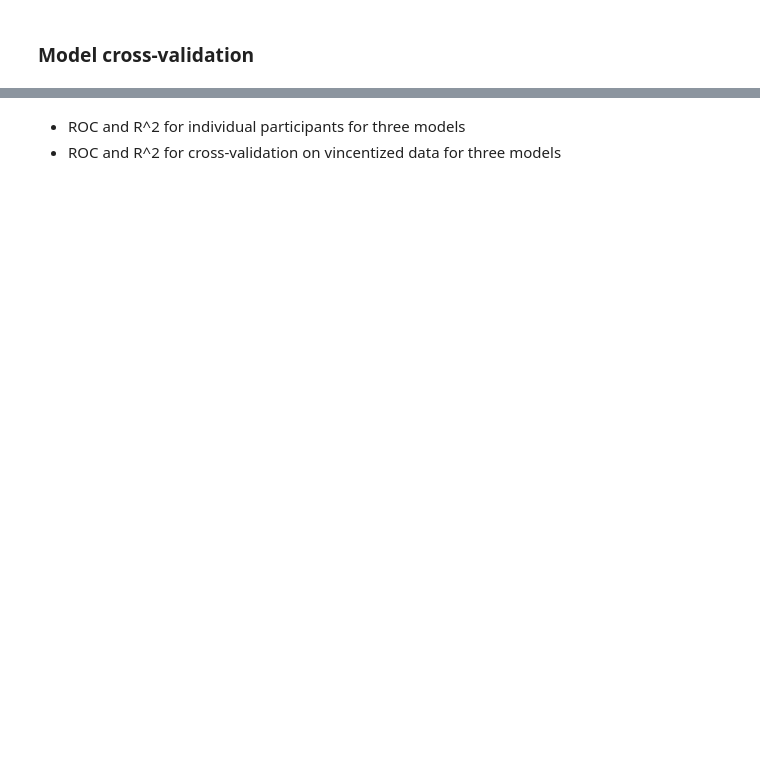
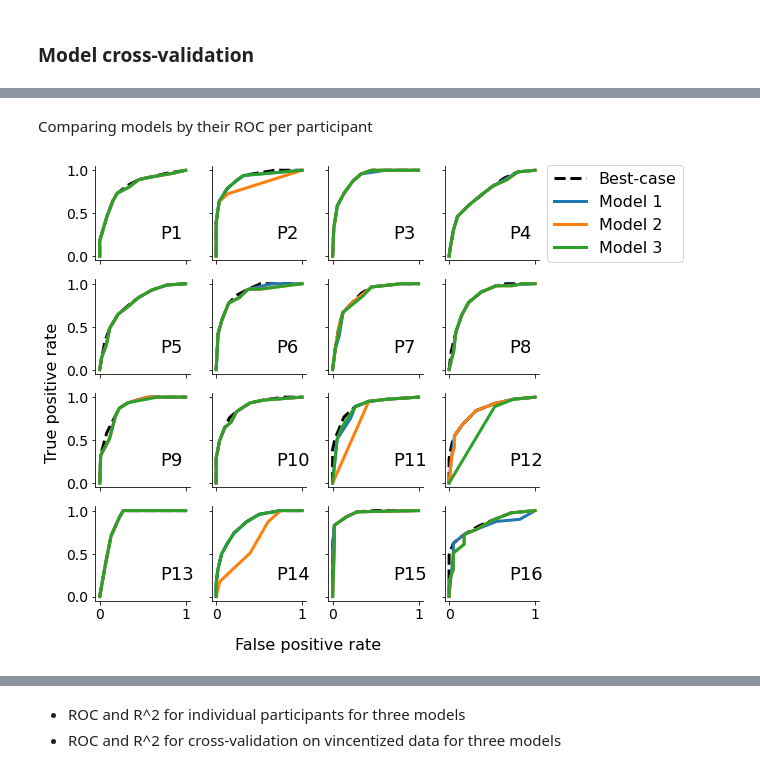
Before and after one commit to cherepaha/evidence_accumulation_in_gap_acceptance, a Jupyter notebook: data_and_model_analysis/05_paper_figures.ipynb, the cells around one changed output, grey strips where cells are left out. Saved outputs shown, nothing was run; the diff lists cells and outputs as text; code cells hidden in the pictures; blank space fills up the shorter version.

```diff
--- a/data_and_model_analysis/05_paper_figures.ipynb
+++ b/data_and_model_analysis/05_paper_figures.ipynb
@@ -477,5 +430,0 @@ def plot_data_vs_model(var, data_vs_model, model_no):
-# %%
-for model_no in [1,2,3]:
-    data_vs_model = get_data_vs_model_means(model_no=model_no, data_means=data_means)
-    plot_data_vs_model('p_turn', data_vs_model, model_no=model_no)
-    plot_data_vs_model('RT', data_vs_model, model_no=model_no)
@@ -537,0 +605,31 @@ for subj_id, subj_idx, ax in zip(subjects, range(len(subjects)), axes.flatten())
+# %% [markdown]
+Comparing models by their ROC per participant
+# %%
+fig, axes = plt.subplots(4, 4, figsize=(8,8), sharex=True, sharey=True)
+
+fig.text(0.37, 0.04, "False positive rate", fontsize=16)
+fig.text(0.04, 0.37, "True positive rate", fontsize=16, rotation=90)
+
+auc_diffs = []
+
+for subj_id, subj_idx, ax in zip(subjects, range(len(subjects)), axes.flatten()):
+    ax.set_aspect("equal")
+
+    best_case_roc, best_case_auc = get_roc_curve(data_means, exp_measures, subj_id, model_no="best_case")
+    ax.plot(best_case_roc[0], best_case_roc[1], label="Best-case", ls="--", color="black", lw=3)
+
+    subj_auc_diffs = []
+    for model_no in [1, 2, 3]:
+        model_roc, model_auc = get_roc_curve(data_means, exp_measures, subj_id, model_no=model_no)
+        ax.plot(model_roc[0], model_roc[1], label="Model %i" % model_no, lw=3)
+        subj_auc_diffs.append(best_case_auc - model_auc)
+
+    auc_diffs.append(subj_auc_diffs)
+
+    ax.text(0.7, 0.2, "P%i" % (subj_idx+1), fontsize=18)
+    if subj_idx == 3:
+        ax.legend(loc="center left", bbox_to_anchor=(1, 0.5))
+
+auc_diffs = pd.DataFrame(auc_diffs, index=subjects, columns=["Model %i" % (i+1) for i in range(3)])
+# %% [output]
+[figure, added]
```
Also changed, not shown: parts of 51 cells of this notebook, 21 other files.
